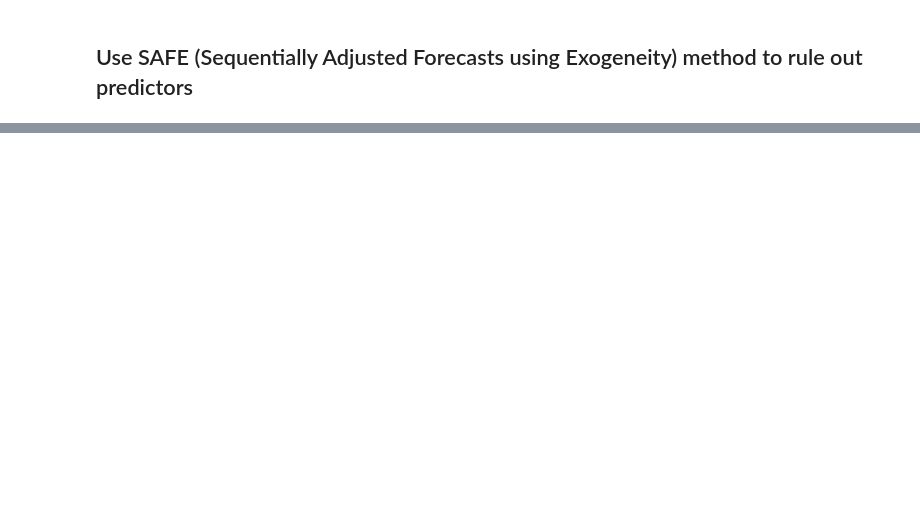
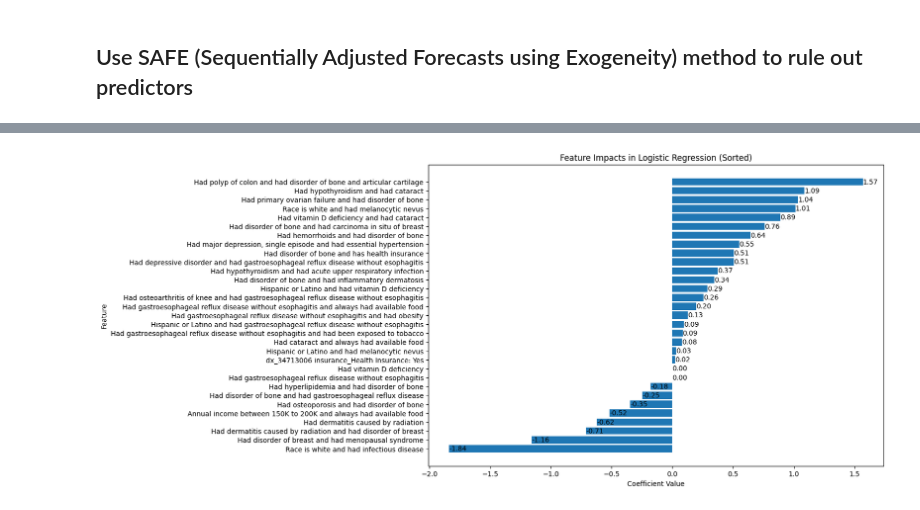
Before and after one commit to Toptopito/data_mining_cancer_research, a Jupyter notebook: breast_cancer_remission_modeling_v5.ipynb, the cells around one changed output, grey strips where cells are left out. Saved outputs shown, nothing was run; the diff lists cells and outputs as text; code cells hidden in the pictures; blank space fills up the shorter version.

```diff
--- a/breast_cancer_remission_modeling_v5.ipynb
+++ b/breast_cancer_remission_modeling_v5.ipynb
@@ -316,8 +340,7 @@ param_grid_rf = {
 # Initialize the GridSearchCV object for Random Forest
 grid_search_rf = GridSearchCV(estimator=RandomForestClassifier(random_state=42),
                               param_grid=param_grid_rf,
-                              scoring=['recall'],
-                              refit='recall',
+                              scoring='roc_auc',
                               cv=5)
 
 # Fit the grid search to the data
@@ -381,8 +404,7 @@ param_grid_gnb = {
 # Initialize the GridSearchCV object for GaussianNB
 grid_search_gnb = GridSearchCV(estimator=GaussianNB(),
                                param_grid=param_grid_gnb,
-                               scoring=['recall'],
-                               refit='recall',
+                               scoring='roc_auc',
                                cv=5)
 
 # Fit the grid search to the data
@@ -449,8 +471,7 @@ param_grid_xgb = {
 # Initialize the GridSearchCV object for XGBoost
 grid_search_xgb = GridSearchCV(estimator=XGBClassifier(use_label_encoder=False, eval_metric='logloss'),
                                param_grid=param_grid_xgb,
-                               scoring=['recall'],
-                               refit='recall',
+                               scoring='roc_auc',
                                cv=5)
 
 # Fit the grid search to the data
@@ -808,0 +871,11 @@ plt.show()
+# %%
+# Display intercept
+print("Intercept:", unbal_logreg.intercept_)
+
+# Display feature names and coefficients
+feature_names = X_train_selected_lasso.columns
+coefficients = unbal_logreg.coef_[0]
+
+print("\nFeature coefficients:")
+for feature, coef in zip(feature_names, coefficients):
+    print(f"{feature}: {coef:.2f}")
@@ -808,0 +900,62 @@ plt.show()
+# %%
+# Create a sorted list of (coefficient, feature) tuples
+sorted_features = sorted(zip(coefficients, feature_names), reverse=True)
+
+# Separate the coefficients and feature names
+sorted_coefs, sorted_feature_names = zip(*sorted_features)
+
+# Create a dictionary to map old feature names to new feature names
+feature_mapping = {
+    'dx_34713006' : 'Had vitamin D deficiency',
+    'dx_49084001' : 'Had dermatitis caused by radiation',
+    'dx_266435005' : 'Had gastroesophageal reflux disease without esophagitis',
+    'race_White dx_40733004': 'Race is white and had infectious disease',
+    'race_White dx_400096001' : 'Race is white and had melanocytic nevus',
+    'ethnicity_Not Hispanic or Latino dx_34713006' : 'Hispanic or Latino and had vitamin D deficiency',
+    'ethnicity_Not Hispanic or Latino dx_266435005' : 'Hispanic or Latino and had gastroesophageal reflux disease without esophagitis',
+    'ethnicity_Not Hispanic or Latino dx_400096001' : 'Hispanic or Latino and had melanocytic nevus',
+    'dx_34713006 dx_193570009' : 'Had vitamin D deficiency and had cataract',
+    'dx_34713006 insurance_Health Insurance : Yes' : 'Had vitamin D deficiency and has health insurace',
+    'dx_35489007 dx_266435005' : 'Had depressive disorder and had gastroesophageal reflux disease without esophagitis',
+    'dx_36923009 dx_59621000' : 'Had major depression, single episode and had essential hypertension',
+    'dx_40930008 dx_54398005' : 'Had hypothyroidism and had acute upper respiratory infection',
+    'dx_40930008 dx_193570009' : 'Had hypothyroidism and had cataract',
+    'dx_49084001 dx_79604008' : 'Had dermatitis caused by radiation and had disorder of breast',
+    'dx_55822004 dx_76069003' : 'Had hyperlipidemia and had disorder of bone',
+    'dx_64859006 dx_76069003' : 'Had osteoporosis and had disorder of bone',
+    'dx_65846009 dx_76069003' : 'Had primary ovarian failure and had disorder of bone',
+    'dx_68496003 dx_240134003' : 'Had polyp of colon and had disorder of bone and articular cartilage',
+    'dx_70153002 dx_76069003' : 'Had hemorrhoids and had disorder of bone',
+    'dx_76069003 dx_189336000' : 'Had disorder of bone and had carcinoma in situ of breast',
+    'dx_76069003 dx_235595009' : 'Had disorder of bone and had gastroesophageal reflux disease',
+    'dx_76069003 dx_703938007' : 'Had disorder of bone and had inflammatory dermatosis',
+    'dx_76069003 insurance_Health Insurance: Yes' : 'Had disorder of bone and has health insurance',
+    'dx_79604008 dx_123756000' : 'Had disorder of breast and had menopausal syndrome',
+    'dx_193570009 no_food_Never true' : 'Had cataract and always had available food',
+    'dx_239873007 dx_266435005' : 'Had osteoarthritis of knee and had gastroesophageal reflux disease without esophagitis',
+    'dx_266435005 dx_414916001' : 'Had gastroesophageal reflux disease without esophagitis and had obesity',
+    'dx_266435005 tobacco_ever' : 'Had gastroesophageal reflux disease without esophagitis and had been exposed to tobacco',
+    'dx_266435005 no_food_Never true' : 'Had gastroesophageal reflux disease without esophagitis and always had available food',
+    'income_Annual Income: 150k 200k no_food_Never true' : 'Annual income between 150K to 200K and always had available food'
+
+}
+
+# Replace old feature names with new feature names
+sorted_feature_names = [feature_mapping.get(feature, feature) for feature in sorted_feature_names]
+
+# Create a bar plot
+plt.figure(figsize=(12, 8))
+bars = plt.barh(range(len(sorted_feature_names)), sorted_coefs)
+plt.yticks(np.arange(len(sorted_feature_names)), sorted_feature_names)
+plt.xlabel('Coefficient Value')
+plt.ylabel('Feature')
+plt.title('Feature Impacts in Logistic Regression (Sorted)')
+plt.gca().invert_yaxis()  # Invert y-axis to show the largest coefficients at the top
+
+# Add coefficient values at the end of each bar
+for i, bar in enumerate(bars):
+    plt.text(bar.get_width(), bar.get_y() + bar.get_height()/2, f'{sorted_coefs[i]:.2f}', ha='left', va='center')
+
+plt.show()
+# %% [output]
+[figure, added]
```
Also changed, not shown: parts of 41 cells of this notebook, 2 other files.
